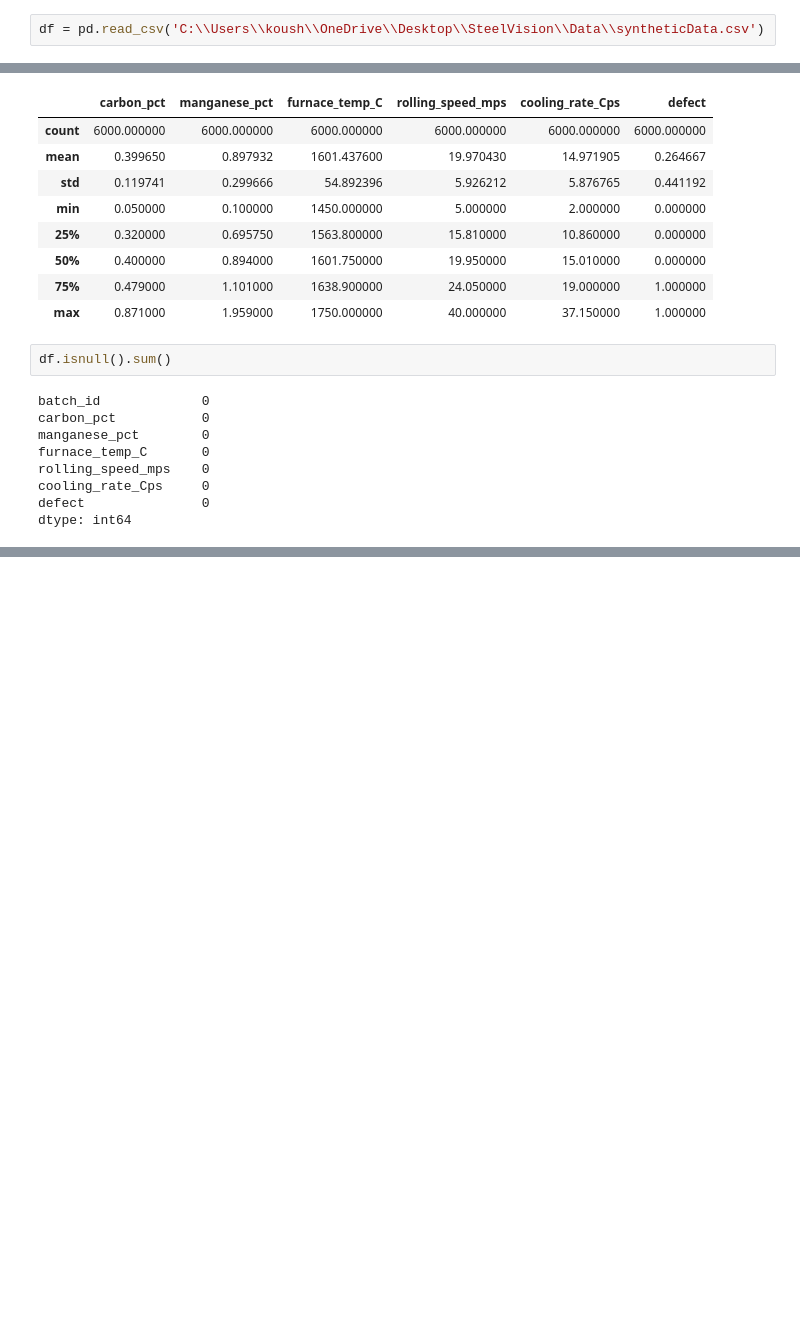
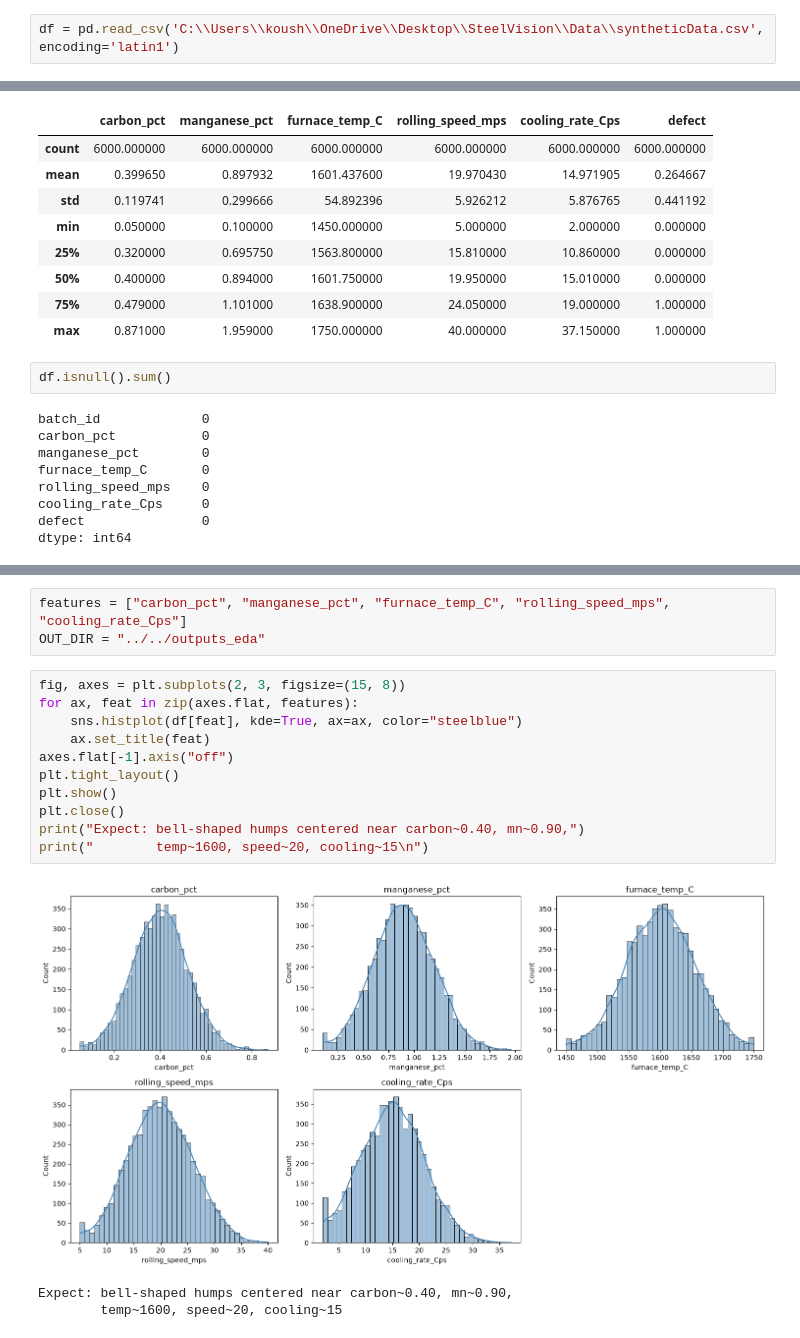
Before and after one commit to Koushikv18/SteelVision, a Jupyter notebook: src/notebooks/eda.ipynb, the cells around one changed output, grey strips where cells are left out. Cells and saved outputs as stored; diff of their text form; blank space fills up the shorter version.

```diff
--- a/src/notebooks/eda.ipynb
+++ b/src/notebooks/eda.ipynb
@@ -3,7 +3,7 @@ import pandas as pd
 import matplotlib.pyplot as plt
 import seaborn as sns
 # %%
-df = pd.read_csv('C:\\Users\\koush\\OneDrive\\Desktop\\SteelVision\\Data\\syntheticData.csv')
+df = pd.read_csv('C:\\Users\\koush\\OneDrive\\Desktop\\SteelVision\\Data\\syntheticData.csv', encoding='latin1')
 # %%
 df.info()
 # %% [output]
@@ -46,0 +60,18 @@ dtype: int64
+# %%
+features = ["carbon_pct", "manganese_pct", "furnace_temp_C", "rolling_speed_mps", "cooling_rate_Cps"]
+OUT_DIR = "../../outputs_eda"
+# %%
+fig, axes = plt.subplots(2, 3, figsize=(15, 8))
+for ax, feat in zip(axes.flat, features):
+    sns.histplot(df[feat], kde=True, ax=ax, color="steelblue")
+    ax.set_title(feat)
+axes.flat[-1].axis("off")
+plt.tight_layout()
+plt.show()
+plt.close()
+print("Expect: bell-shaped humps centered near carbon~0.40, mn~0.90,")
+print("        temp~1600, speed~20, cooling~15\n")
+# %% [output]
+[figure, added]
+Expect: bell-shaped humps centered near carbon~0.40, mn~0.90,
+        temp~1600, speed~20, cooling~15
```
Also changed, not shown: parts of 4 cells of this notebook.
